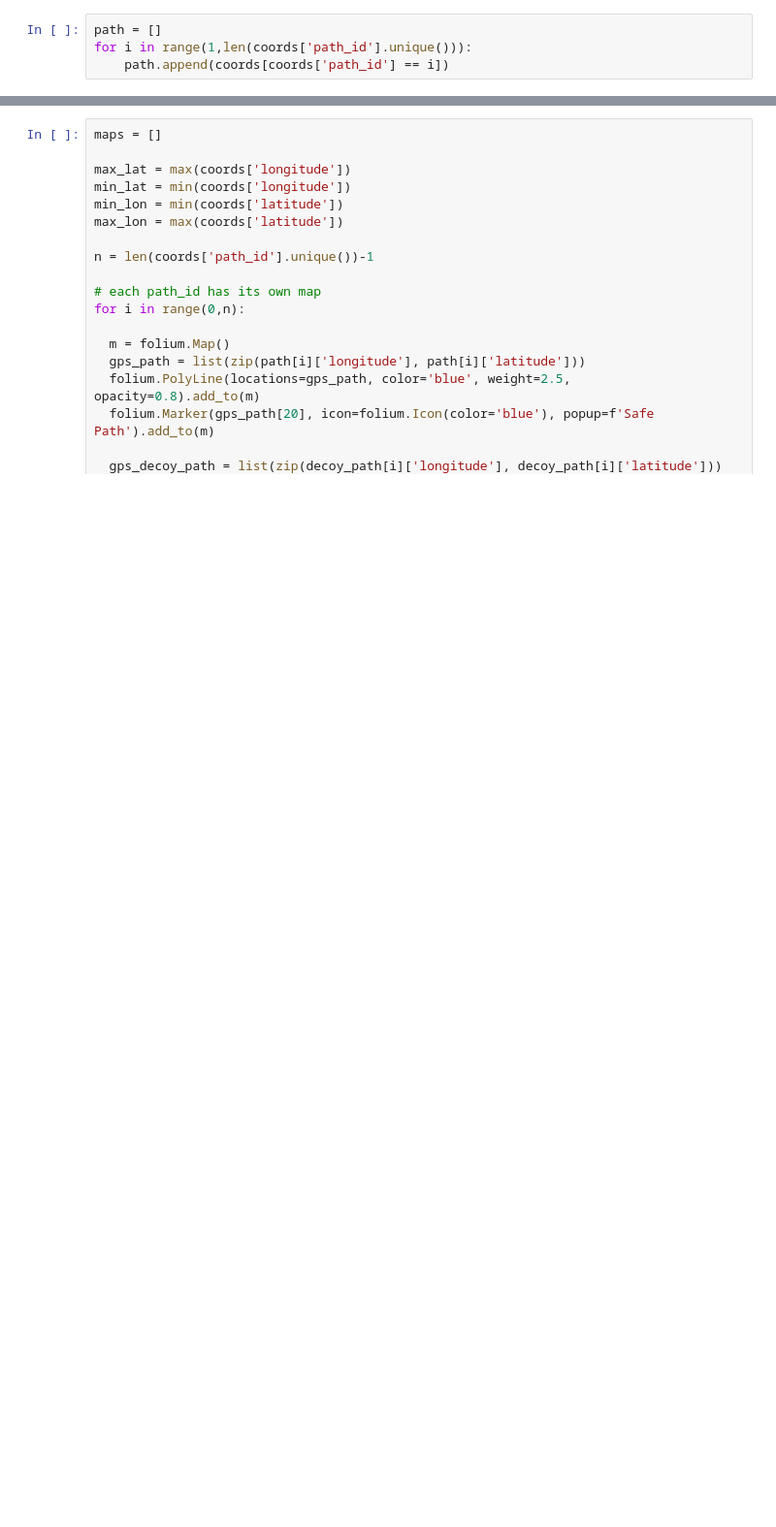
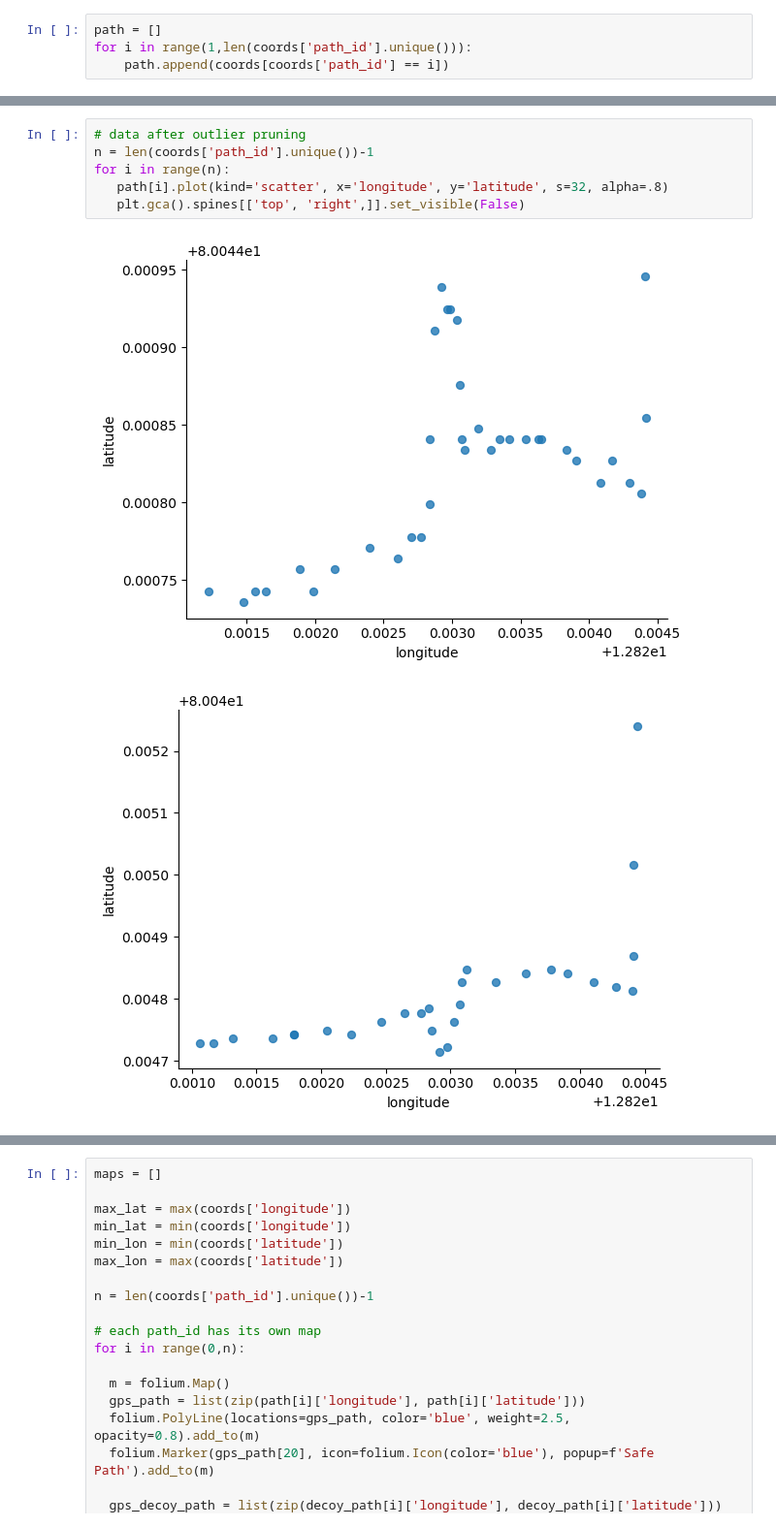
Before and after one commit to bryaanabraham/Wandering_Guardian, a Jupyter notebook: ML Implementation/ML_Navigation_Model.ipynb, the cells around one changed output, grey strips where cells are left out. Shown at 97% size. Saved outputs shown, nothing was run; the diff lists cells and outputs as text; blank space fills up the shorter version.

```diff
--- a/ML Implementation/ML_Navigation_Model.ipynb
+++ b/ML Implementation/ML_Navigation_Model.ipynb
@@ -24,0 +75,9 @@ for i in range(1,len(coords['path_id'].unique())):
+# %%
+# data after outlier pruning
+n = len(coords['path_id'].unique())-1
+for i in range(n):
+   path[i].plot(kind='scatter', x='longitude', y='latitude', s=32, alpha=.8)
+   plt.gca().spines[['top', 'right',]].set_visible(False)
+# %% [output]
+[figure, added]
+[figure, added]
```
Also changed, not shown: parts of 8 cells of this notebook.
